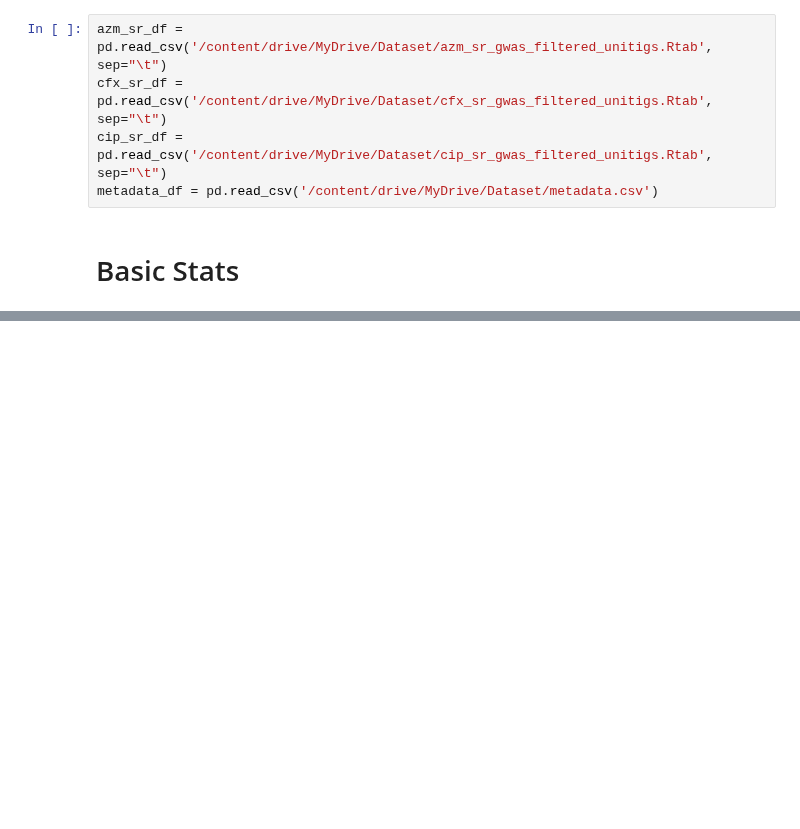
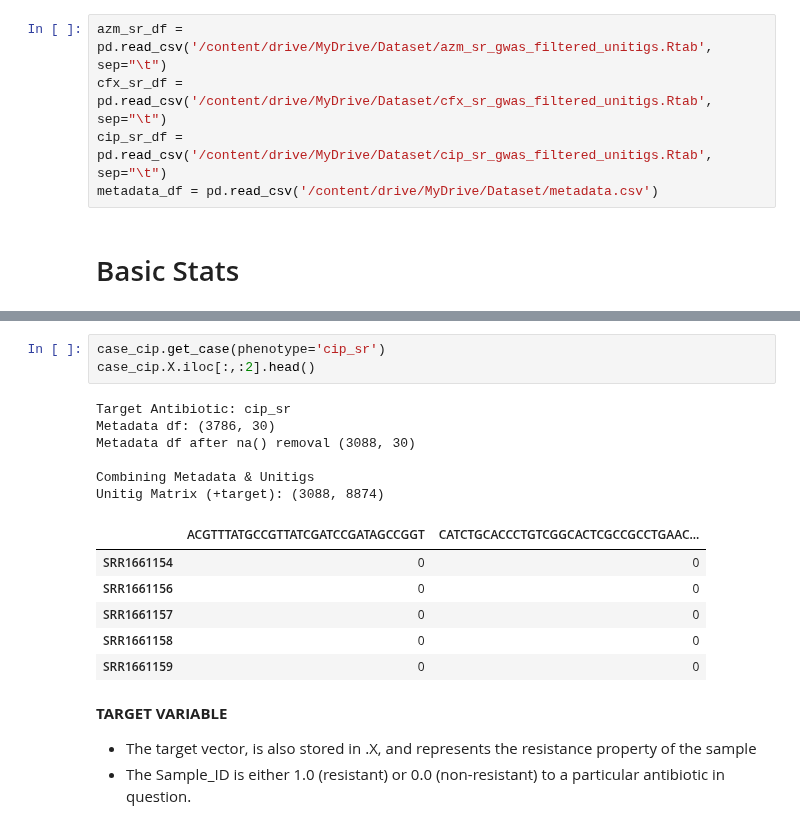
Before and after one commit to MrEktirir/Antibiotics-Resistance-Prediction, a Jupyter notebook: Notebooks/main.ipynb, the cells around one changed output, grey strips where cells are left out. Saved outputs shown, nothing was run; the diff lists cells and outputs as text; blank space fills up the shorter version.

Commit message:
* Also Feature Matrix Modification completed.

```diff
--- a/Notebooks/main.ipynb
+++ b/Notebooks/main.ipynb
@@ -76,0 +200,21 @@ memory usage: 917.1+ KB
+# %%
+case_cip.get_case(phenotype='cip_sr')
+case_cip.X.iloc[:,:2].head()
+# %% [output]
+Target Antibiotic: cip_sr
+Metadata df: (3786, 30)
+Metadata df after na() removal (3088, 30)
+
+Combining Metadata & Unitigs
+Unitig Matrix (+target): (3088, 8874)
+|  | ACGTTTATGCCGTTATCGATCCGATAGCCGGT | CATCTGCACCCTGTCGGCACTCGCCGCCTGAAC... |
+| SRR1661154 | 0 | 0 |
+| SRR1661156 | 0 | 0 |
+| SRR1661157 | 0 | 0 |
+| SRR1661158 | 0 | 0 |
+| SRR1661159 | 0 | 0 |
+# %% [markdown]
+**TARGET VARIABLE**
+
+* The target vector, is also stored in .X, and represents the resistance property of the sample
+* The Sample_ID is either 1.0 (resistant) or 0.0 (non-resistant) to a particular antibiotic in question.
```
Also changed, not shown: parts of 26 cells of this notebook.
